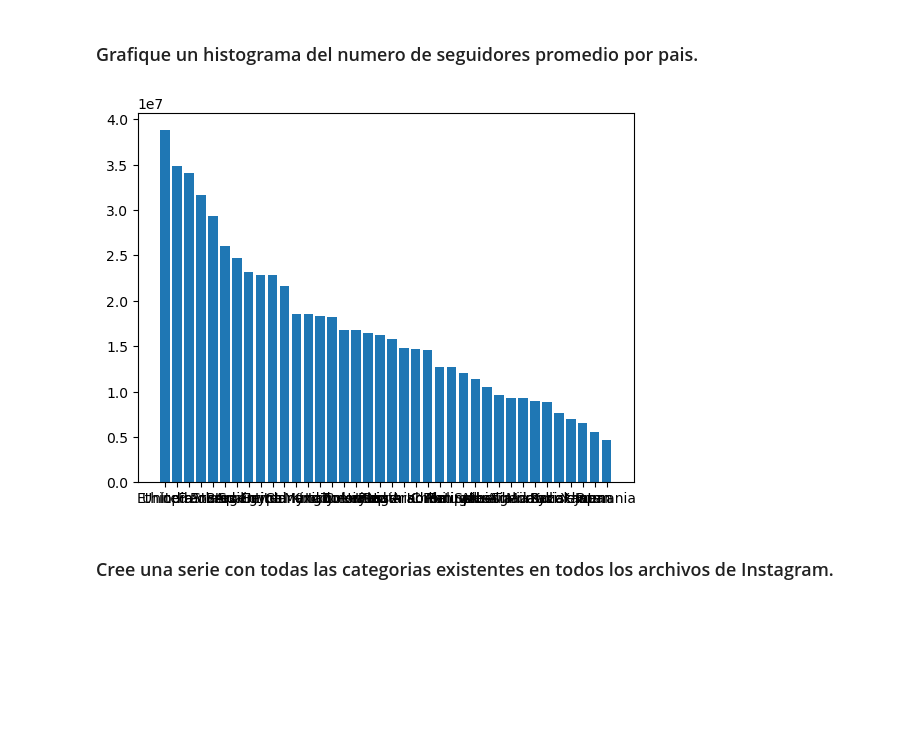
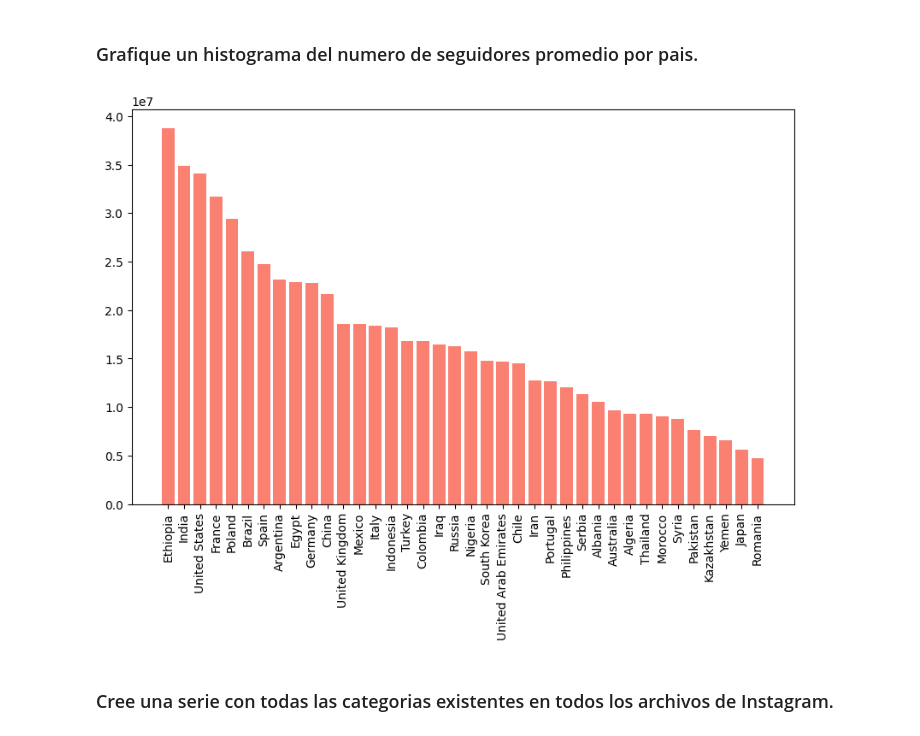
Before and after one commit to MarioChvx/ciencia_de_datos_PAMBAZO, a Jupyter notebook: proyectos/Proyecto4/socialnetworks.ipynb, the cells around one changed output. Cells and saved outputs as stored; diff of their text form; code cells hidden in the pictures; blank space fills up the shorter version.

```diff
--- a/proyectos/Proyecto4/socialnetworks.ipynb
+++ b/proyectos/Proyecto4/socialnetworks.ipynb
@@ -355,20 +356,22 @@ ig_means[['username', 'engagement_size']].head(10)
 # %%
 ig_country_means = (
     ig_means
     .merge(ig_months, on='username', how='left')
     [['username', 'country', 'followers_x']]
     .groupby('country')
     .mean('followers_x')
     .reset_index()
     .rename(columns={
         'followers_x': 'mean_followers'
     })
     .sort_values('mean_followers', ascending=False)
 )
-plt.bar(ig_country_means.country, ig_country_means.mean_followers)
+plt.figure(figsize=(10, 6))
+plt.bar( ig_country_means.country, ig_country_means.mean_followers, color = 'salmon')
+plt.xticks(rotation='vertical')
 plt.show()
 # %% [output]
-[figure, old version]
+[figure, new version]
 # %% [markdown]
 ### Cree una serie con todas las categorias existentes en todos los archivos de Instagram.
 # %%
```
Also changed, not shown: parts of 1 cell of this notebook, 1 other file.
